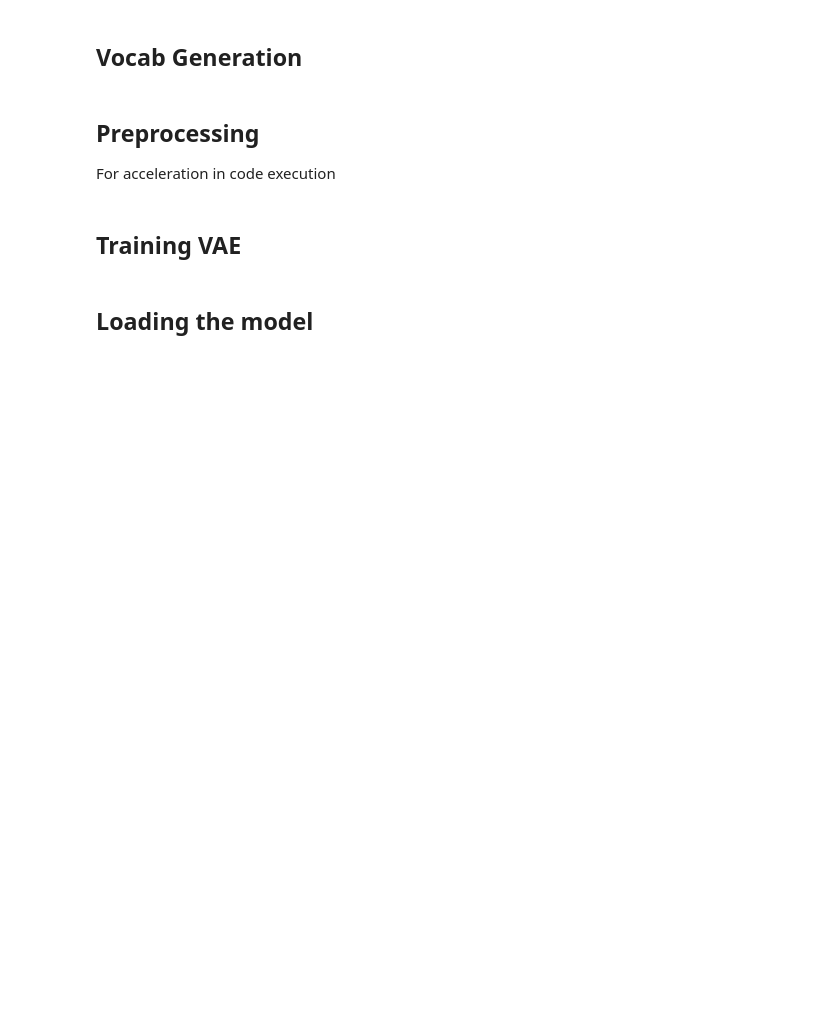
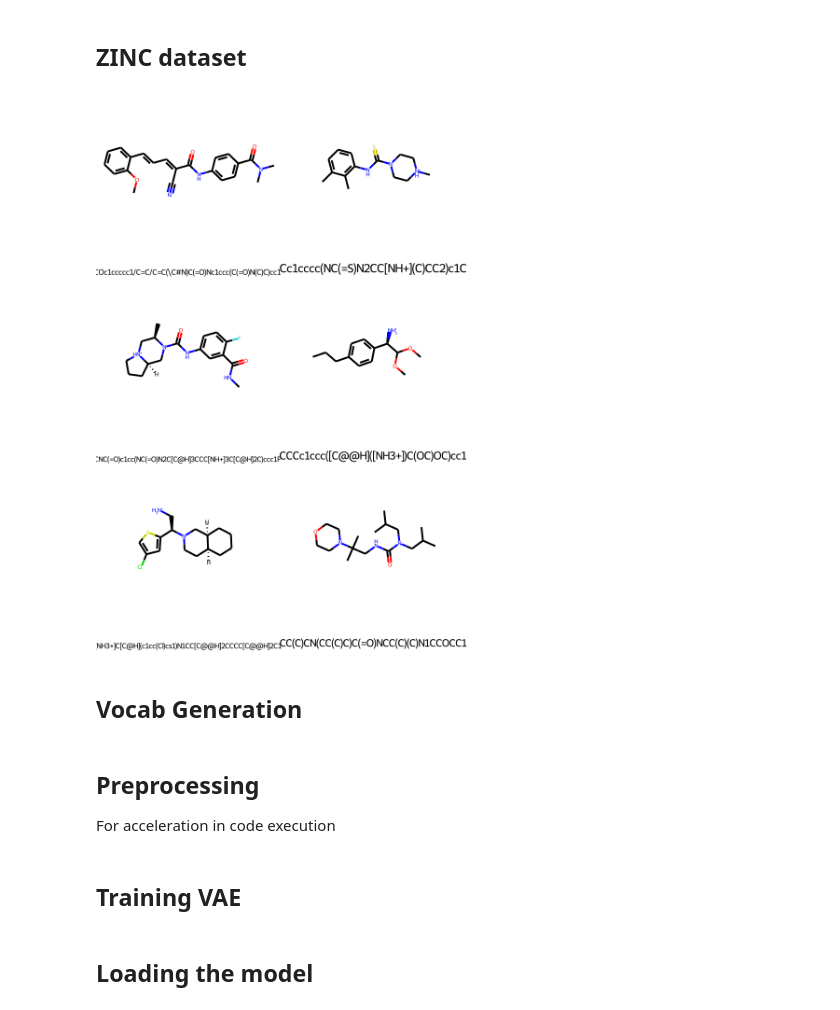
Before and after one commit to Junction-Tree-Variational-Auto-Encoder/Novel-Based-Similarity-Measure, a Jupyter notebook: Tutorial _sim.ipynb, the cells around one changed output. Saved outputs shown, nothing was run; the diff lists cells and outputs as text; code cells hidden in the pictures; blank space fills up the shorter version.

```diff
--- a/Tutorial _sim.ipynb
+++ b/Tutorial _sim.ipynb
@@ -5,6 +5,16 @@ from rdkit import DataStructs, Chem
 from rdkit.Chem import MACCSkeys, Draw
 import torch
 import numpy as np
+# %% [markdown]
+## ZINC dataset
+# %%
+
+data = pd.read_csv('./data/train.txt', names=['SMILES'])
+
+zinc_img = Draw.MolsToGridImage([Chem.MolFromSmiles(mol) for mol in list(data['SMILES'])[18:24]], molsPerRow=2,subImgSize=(200,200), legends=list(data['SMILES'])[18:24])
+zinc_img
+# %% [output]
+[figure, added]
 # %% [markdown]
 ## Vocab Generation
 # %%
```
Also changed, not shown: parts of 4 cells of this notebook, 2 other files.
